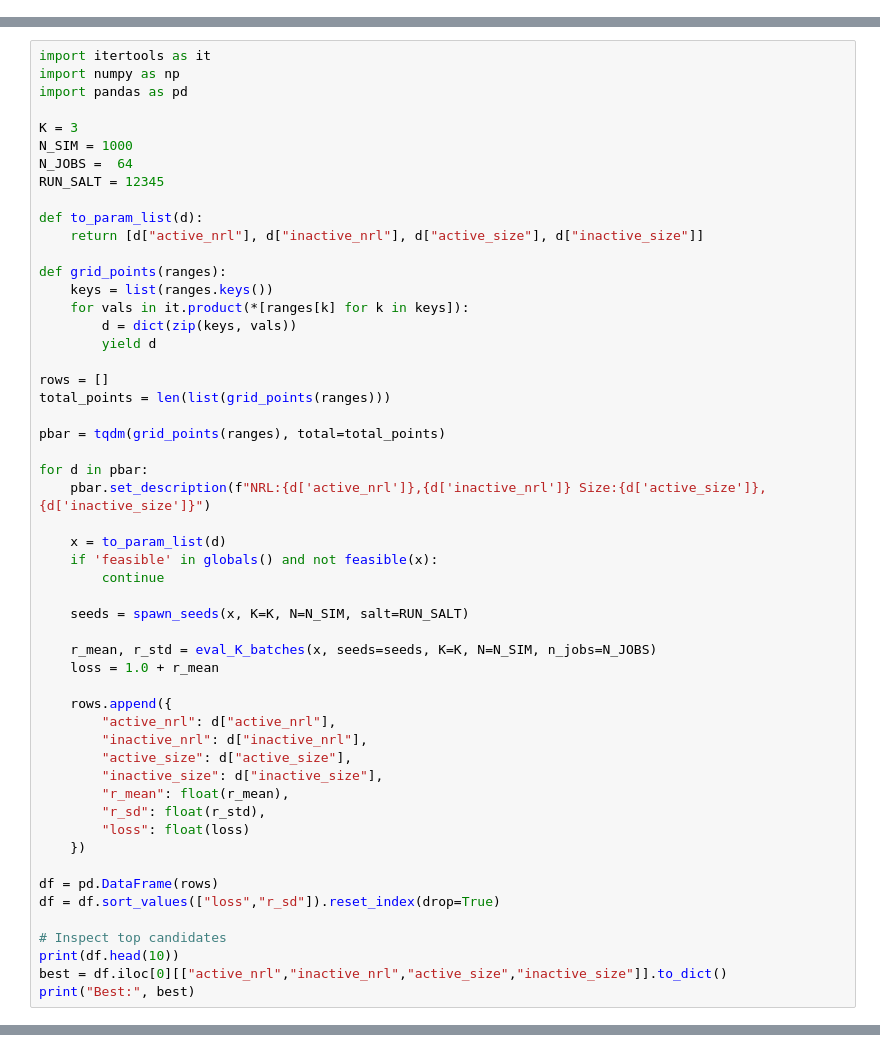
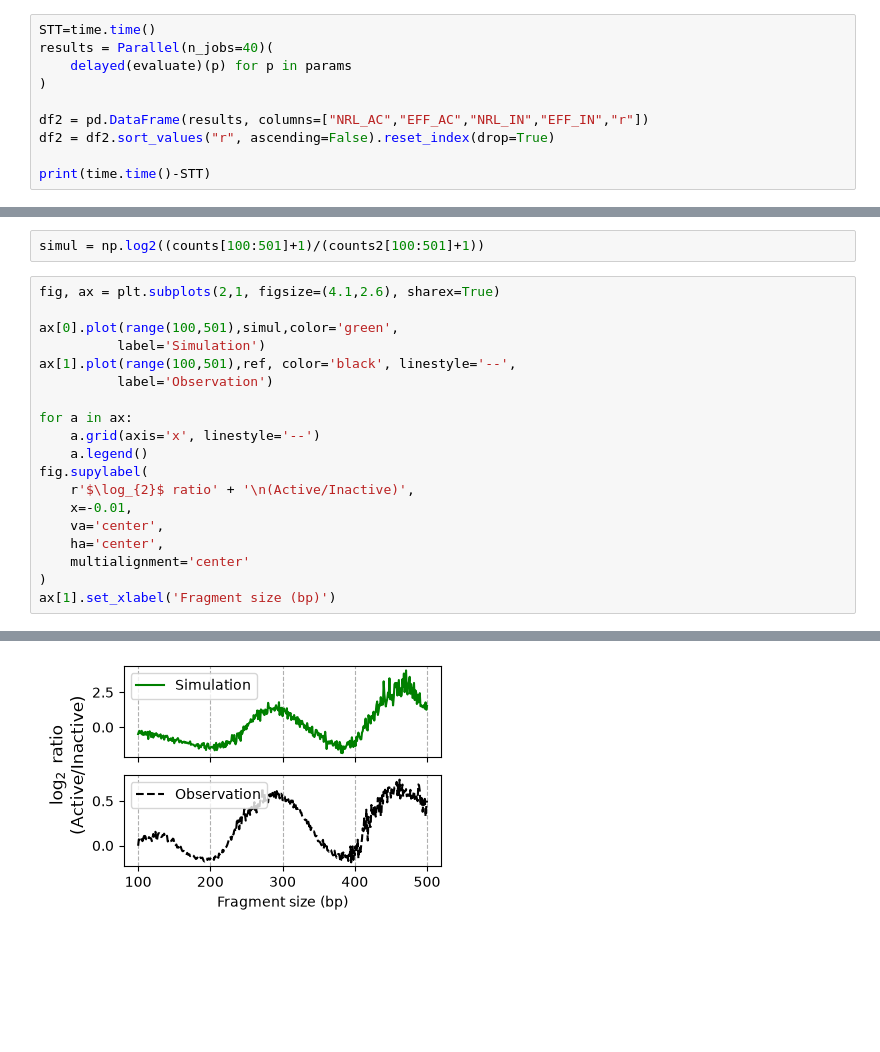
Before and after one commit to Baca-Lab/TAS_fragmentomics, a Jupyter notebook: NRL_simulation/NRL_demo.ipynb, the cells around one changed output, grey strips where cells are left out. Saved outputs shown, nothing was run; the diff lists cells and outputs as text; blank space fills up the shorter version.

```diff
--- a/NRL_simulation/NRL_demo.ipynb
+++ b/NRL_simulation/NRL_demo.ipynb
@@ -284,0 +97,10 @@ for run in range(S):
+# %%
+STT=time.time()
+results = Parallel(n_jobs=40)(
+    delayed(evaluate)(p) for p in params
+)
+
+df2 = pd.DataFrame(results, columns=["NRL_AC","EFF_AC","NRL_IN","EFF_IN","r"])
+df2 = df2.sort_values("r", ascending=False).reset_index(drop=True)
+
+print(time.time()-STT)
@@ -317,54 +139,22 @@ ranges
+# %%
+simul = np.log2((counts[100:501]+1)/(counts2[100:501]+1))
 # %%
-import itertools as it
-import numpy as np
-import pandas as pd
+fig, ax = plt.subplots(2,1, figsize=(4.1,2.6), sharex=True)
 
-K = 3
-N_SIM = 1000
-N_JOBS =  64
-RUN_SALT = 12345
+ax[0].plot(range(100,501),simul,color='green',
+          label='Simulation')
+ax[1].plot(range(100,501),ref, color='black', linestyle='--',
+          label='Observation')
 
-def to_param_list(d):
-    return [d["active_nrl"], d["inactive_nrl"], d["active_size"], d["inactive_size"]]
-
-def grid_points(ranges):
-    keys = list(ranges.keys())
-    for vals in it.product(*[ranges[k] for k in keys]):
-        d = dict(zip(keys, vals))
-        yield d
-
-rows = []
-total_points = len(list(grid_points(ranges)))
-
-pbar = tqdm(grid_points(ranges), total=total_points)
-
-for d in pbar:
-    pbar.set_description(f"NRL:{d['active_nrl']},{d['inactive_nrl']} Size:{d['active_size']},{d['inactive_size']}")
-
-    x = to_param_list(d)
-    if 'feasible' in globals() and not feasible(x):
-        continue
-
-    seeds = spawn_seeds(x, K=K, N=N_SIM, salt=RUN_SALT)
-
-    r_mean, r_std = eval_K_batches(x, seeds=seeds, K=K, N=N_SIM, n_jobs=N_JOBS)
-    loss = 1.0 + r_mean
-
-    rows.append({
-        "active_nrl": d["active_nrl"],
-        "inactive_nrl": d["inactive_nrl"],
-        "active_size": d["active_size"],
-        "inactive_size": d["inactive_size"],
-        "r_mean": float(r_mean),
-        "r_sd": float(r_std),
-        "loss": float(loss)
-    })
-
-df = pd.DataFrame(rows)
-df = df.sort_values(["loss","r_sd"]).reset_index(drop=True)
-
-# Inspect top candidates
-print(df.head(10))
-best = df.iloc[0][["active_nrl","inactive_nrl","active_size","inactive_size"]].to_dict()
-print("Best:", best)
+for a in ax:
+    a.grid(axis='x', linestyle='--')
+    a.legend()
+fig.supylabel(
+    r'$\log_{2}$ ratio' + '\n(Active/Inactive)',
+    x=-0.01,
+    va='center',
+    ha='center',
+    multialignment='center'
+)
+ax[1].set_xlabel('Fragment size (bp)')
 # %% [output]
@@ -387,0 +162 @@ Best: {'active_nrl': 146.0, 'inactive_nrl': 207.0, 'active_size': 134.0, 'inacti
+[figure, added]
```
Also changed, not shown: parts of 15 cells of this notebook, 22 other files.
